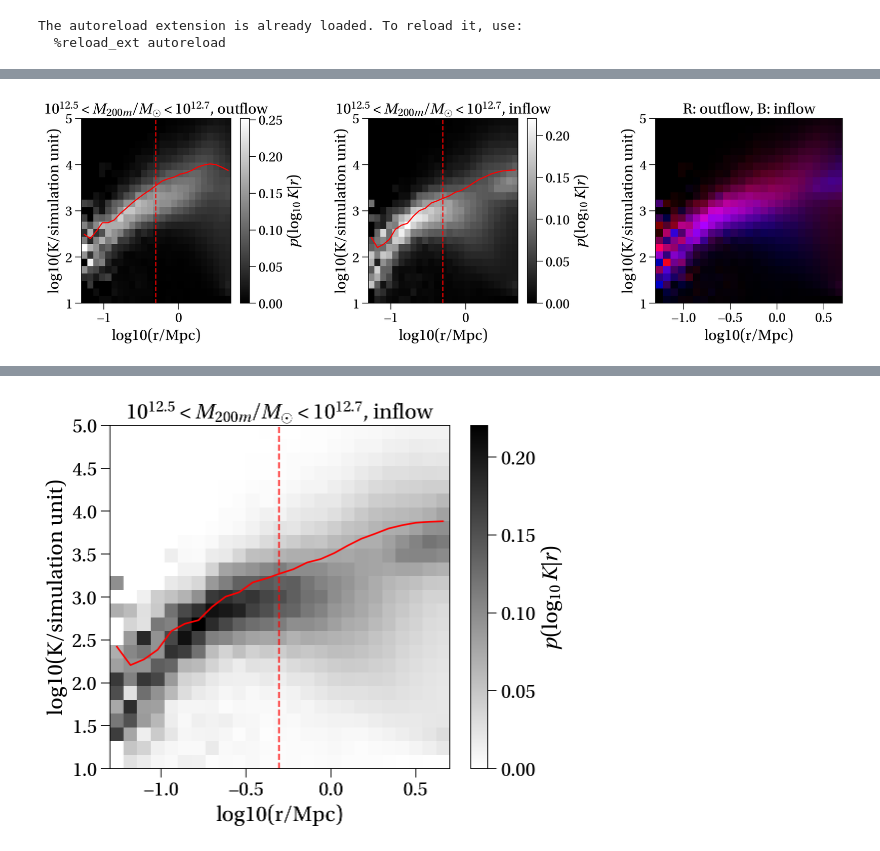
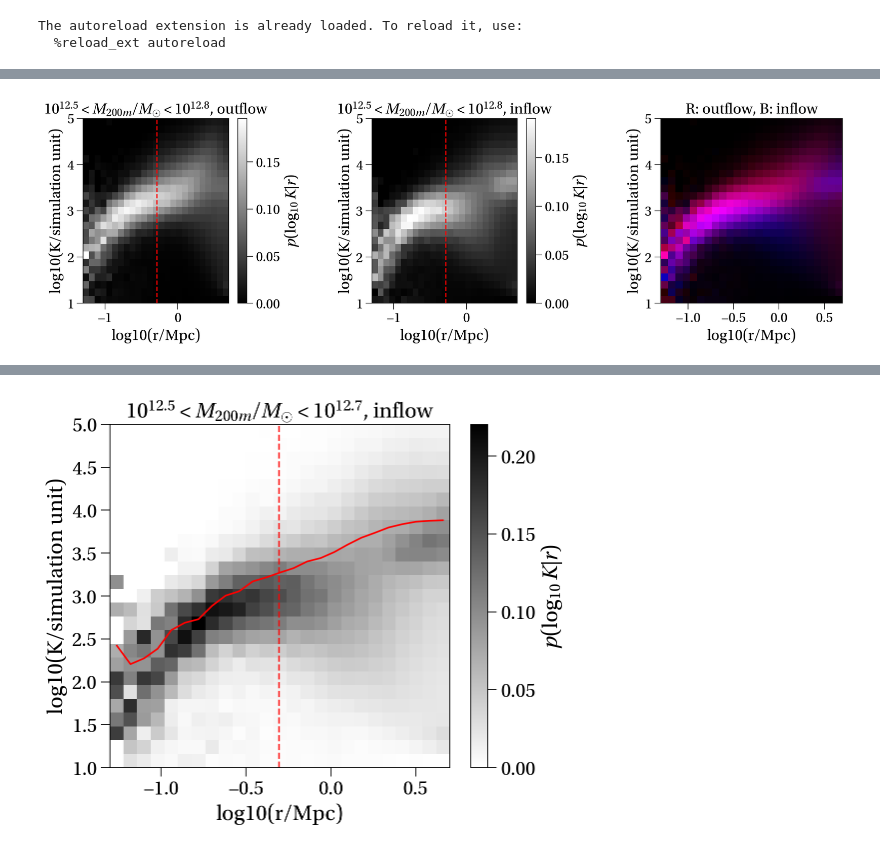
Before and after one commit to apontzen/flamingo_tangos_properties, a Jupyter notebook: entropy-spread-plots.ipynb, the cells around one changed output, grey strips where cells are left out. Cells and saved outputs as stored; diff of their text form; code cells hidden in the pictures.

```diff
--- a/entropy-spread-plots.ipynb
+++ b/entropy-spread-plots.ipynb
@@ -96,14 +96,18 @@ def auto_combine_out_and_inflows():
     p.xlim(extent[0], extent[1])
     p.ylim(extent[2], extent[3])
 
-p.figure(figsize=(15,5))
-p.subplot(131)
-fa.make_entropy_radius_stack(normed=True, restriction='outflow', M_min=12.5, M_max=12.7)
-p.subplot(132)
-fa.make_entropy_radius_stack(normed=True, restriction='inflow', M_min=12.5, M_max=12.7)
-p.subplot(133)
-auto_combine_out_and_inflows()
+def make_mass_stacked_entropy_radius_histogram(M_min=12.5, M_max=12.7):
 
-p.tight_layout()
+    p.figure(figsize=(15,5))
+    p.subplot(131)
+    fa.make_entropy_radius_stack(normed=True, restriction='outflow', M_min=M_min, M_max=M_max)
+    p.subplot(132)
+    fa.make_entropy_radius_stack(normed=True, restriction='inflow', M_min=M_min, M_max=M_max)
+    p.subplot(133)
+    auto_combine_out_and_inflows()
+
+    p.tight_layout()
-# %% [output]
-[figure, removed]
+# %%
+make_mass_stacked_entropy_radius_histogram(12.5, 12.8)
+# %% [output]
+[figure, added]
```
Also changed, not shown: parts of 4 cells of this notebook, 2 other files.
